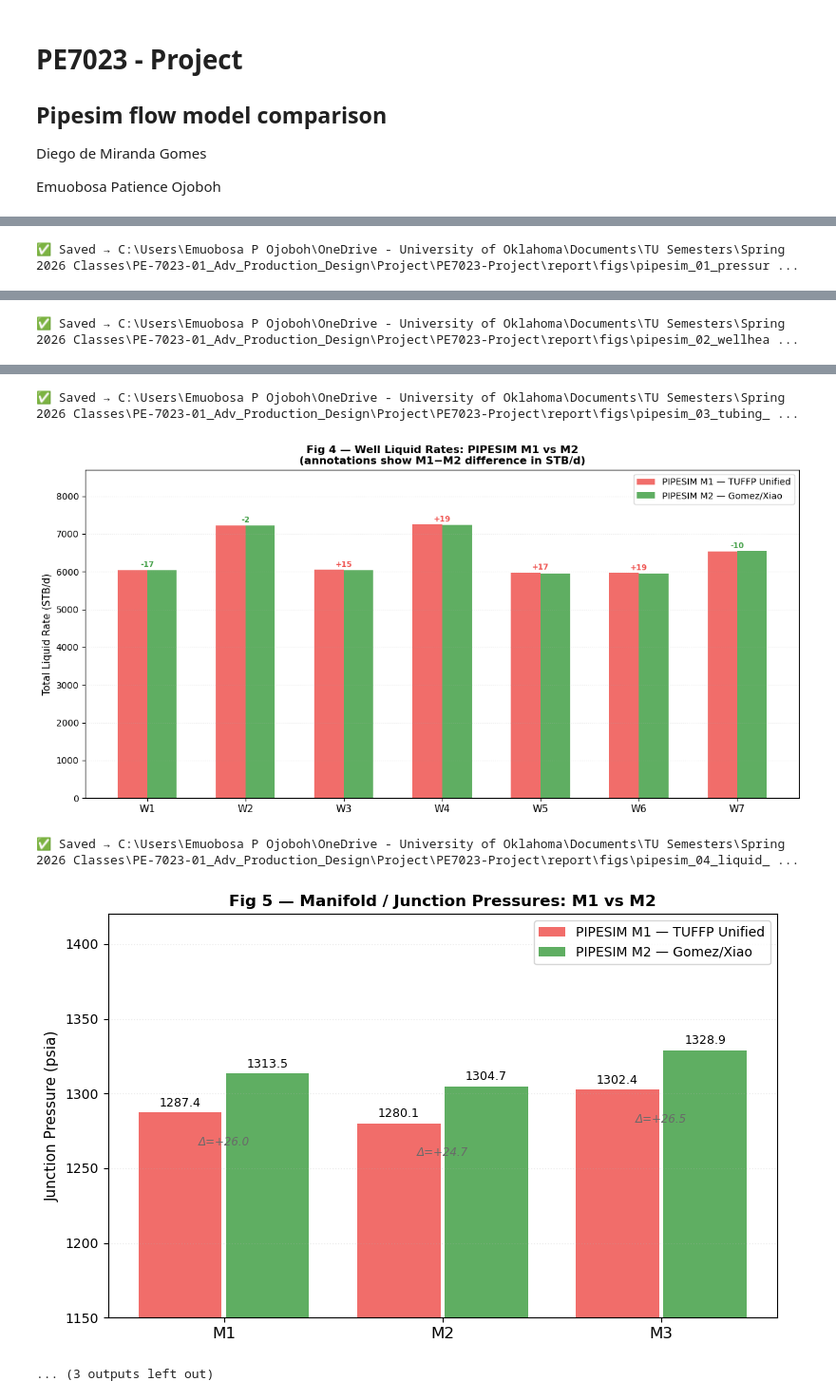
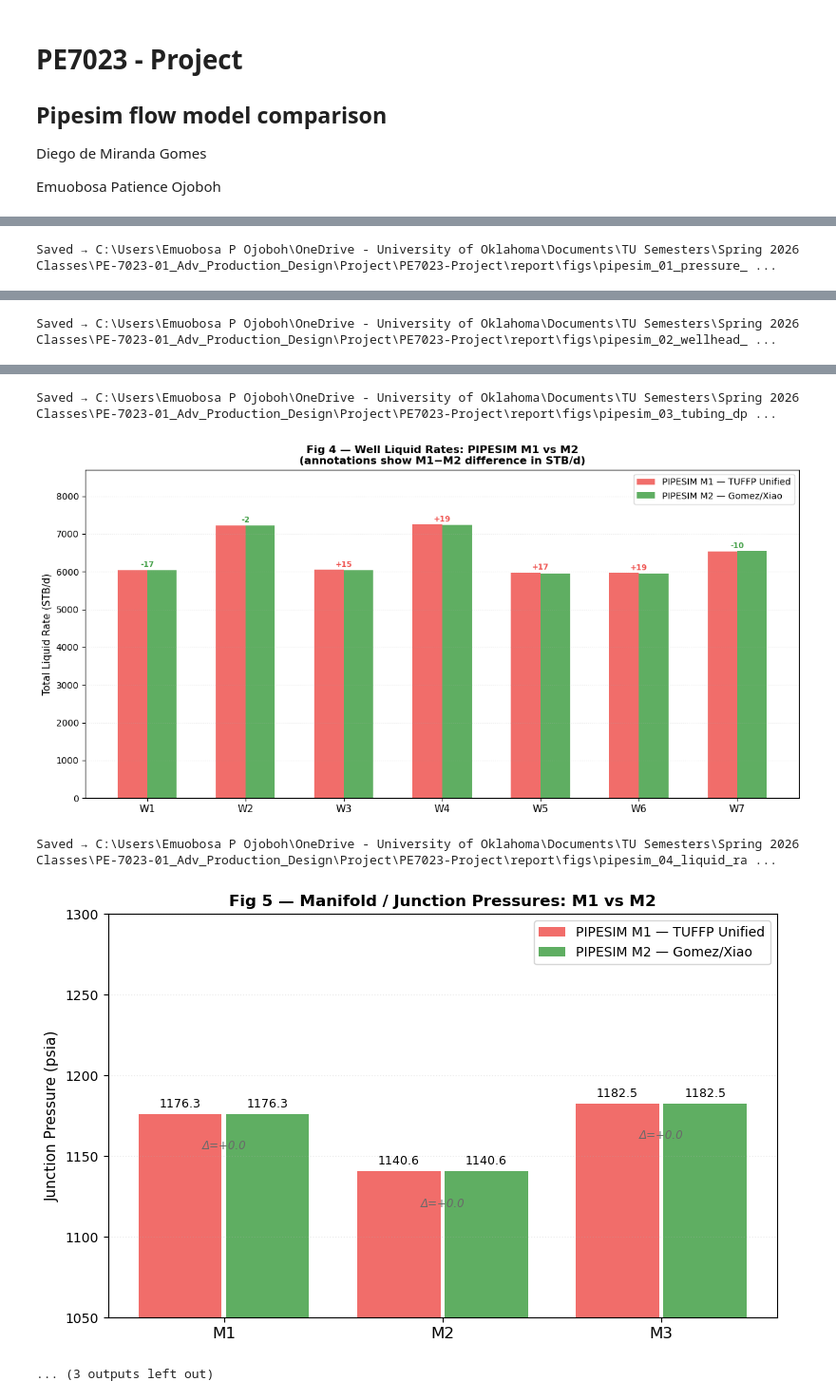
Before and after one commit to mocolega/PE7023-Project, a Jupyter notebook: python/Pipesim flow model comparison.ipynb, the cells around one changed output, grey strips where cells are left out. Shown at 95% size. Cells and saved outputs as stored; diff of their text form; code cells hidden in the pictures.

```diff
--- a/python/Pipesim flow model comparison.ipynb
+++ b/python/Pipesim flow model comparison.ipynb
@@ -21,33 +21,34 @@ FIGS_DIR = BASE.parent / "report" / "figs"
 DATA_DIR = BASE / "datasets"
 FIGS_DIR.mkdir(parents=True, exist_ok=True)
 
-print(f"✅ Figures will save to : {FIGS_DIR}")
-print(f"✅ Data directory       : {DATA_DIR}")
-print(f"✅ figs folder exists   : {FIGS_DIR.exists()}")
+print(f"Figures will save to : {FIGS_DIR}")
+print(f"Data directory       : {DATA_DIR}")
+print(f"figs folder exists   : {FIGS_DIR.exists()}")
 
 
 # ── CELL 2: Data ─────────────────────────────────────────────
 WELLS_LIST = ["W1", "W2", "W3", "W4", "W5", "W6", "W7"]
 
+# ── Python model data — updated from real network simulator ──
 WELLS = {
-    "W1": {"TVD_ft": 5981, "pwf_psia": 2737.5},
-    "W2": {"TVD_ft": 6051, "pwf_psia": 2759.7},
-    "W3": {"TVD_ft": 5989, "pwf_psia": 2735.7},
-    "W4": {"TVD_ft": 5862, "pwf_psia": 2710.9},
-    "W5": {"TVD_ft": 5702, "pwf_psia": 2670.9},
-    "W6": {"TVD_ft": 5742, "pwf_psia": 2681.8},
-    "W7": {"TVD_ft": 5731, "pwf_psia": 2676.4},
+    "W1": {"TVD_ft": 4642, "pwf_psia": 2710.4},
+    "W2": {"TVD_ft": 4642, "pwf_psia": 2710.4},
+    "W3": {"TVD_ft": 4642, "pwf_psia": 2710.4},
+    "W4": {"TVD_ft": 4642, "pwf_psia": 2710.4},
+    "W5": {"TVD_ft": 4642, "pwf_psia": 2710.4},
+    "W6": {"TVD_ft": 4642, "pwf_psia": 2710.4},
+    "W7": {"TVD_ft": 4642, "pwf_psia": 2710.4},
 }
 
-PYTHON_PWH = {w: 820.0 for w in WELLS_LIST}
+PYTHON_PWH = {w: 1190.3 for w in WELLS_LIST}
 
-# PIPESIM Model 1 — TUFFP Unified (TUFFP v. 2011.1 2-Phase)
+# ── PIPESIM Model 1 — TUFFP Unified (unchanged) ──────────────
 M1_PWH = {
     "W1": 1291.725, "W2": 1289.408, "W3": 1286.608,
     "W4": 1282.128, "W5": 1309.736, "W6": 1310.464, "W7": 1318.526,
 }
 
-# PIPESIM Model 2 — Gomez Enhanced (Vertical) + Xiao Mod. Film (Horizontal)
+# ── PIPESIM Model 2 — Gomez Enhanced / Xiao Mod. Film (unchanged) ──
 M2_PWH = {
     "W1": 1304.337, "W2": 1317.340, "W3": 1308.319,
     "W4": 1316.516, "W5": 1330.344, "W6": 1346.231, "W7": 1336.170,
@@ -62,12 +63,12 @@ M2_RATES = {
     "W4": 7231.751, "W5": 5950.865, "W6": 5946.330, "W7": 6545.477,
 }
 
-M1_JUNC = {"M1": 1287.444, "M2": 1280.061, "M3": 1302.377}
-M2_JUNC = {"M1": 1313.488, "M2": 1304.743, "M3": 1328.924}
+M1_JUNC = {"M1": 1176.3, "M2": 1140.6, "M3": 1182.5}
+M2_JUNC = {"M1": 1176.3, "M2": 1140.6, "M3": 1182.5}
 
 C = {"python": "#5C6BC0", "m1": "#EF5350", "m2": "#43A047"}
 
-print("✅ Data loaded.")
+print("Data loaded.")
 
 
 # ── CELL 3: Summary Table ─────────────────────────────────────
@@ -134,7 +135,7 @@ def pressure_traverse_geothermal(pwf_psia, TVD_ft, q_STBd=6000,
         P[i] = P[i-1] - (rho_mix / 144.0) * dz
     return depths[::-1], P[::-1]
 
-print("✅ Traverse functions defined.")
+print("Traverse functions defined.")
 
 
 # ── CELL 5: Plot 1 — Pressure Traverse per Well ──────────────
@@ -176,7 +177,7 @@ plt.tight_layout()
 save_path = FIGS_DIR / "pipesim_01_pressure_traverse.png"
 plt.savefig(save_path, dpi=150, bbox_inches="tight")
 plt.show()
-print(f"✅ Saved → {save_path}")
+print(f"Saved → {save_path}")
 
 
 # ── CELL 6: Plot 2 — Wellhead Pressure Bar Chart ─────────────
@@ -211,7 +212,7 @@ plt.tight_layout()
 save_path = FIGS_DIR / "pipesim_02_wellhead_pressure.png"
 plt.savefig(save_path, dpi=150, bbox_inches="tight")
 plt.show()
-print(f"✅ Saved → {save_path}")
+print(f"Saved → {save_path}")
 
 
 # ── CELL 7: Plot 3 — Tubing Pressure Drop ────────────────────
@@ -241,7 +242,7 @@ plt.tight_layout()
 save_path = FIGS_DIR / "pipesim_03_tubing_dp.png"
 plt.savefig(save_path, dpi=150, bbox_inches="tight")
 plt.show()
-print(f"✅ Saved → {save_path}")
+print(f"Saved → {save_path}")
 
 
 # ── CELL 8: Plot 4 — Liquid Rate Comparison ──────────────────
@@ -274,7 +275,7 @@ plt.tight_layout()
 save_path = FIGS_DIR / "pipesim_04_liquid_rates.png"
 plt.savefig(save_path, dpi=150, bbox_inches="tight")
 plt.show()
-print(f"✅ Saved → {save_path}")
+print(f"Saved → {save_path}")
 
 
 # ── CELL 9: Plot 5 — Junction Pressures ──────────────────────
@@ -300,12 +301,12 @@ ax.set_title("Fig 5 — Manifold / Junction Pressures: M1 vs M2",
              fontsize=12, fontweight="bold")
 ax.legend(fontsize=10)
 ax.grid(axis="y", alpha=0.25, linestyle=":")
-ax.set_ylim(1150, 1420)
+ax.set_ylim(1050, 1300)
 plt.tight_layout()
 save_path = FIGS_DIR / "pipesim_05_junction_pressures.png"
 plt.savefig(save_path, dpi=150, bbox_inches="tight")
 plt.show()
-print(f"✅ Saved → {save_path}")
+print(f"Saved → {save_path}")
 
 
 # ── CELL 10: Plot 6 — Temperature Assumption Effect ──────────
@@ -347,7 +348,7 @@ plt.tight_layout()
 save_path = FIGS_DIR / "pipesim_06_temperature_effect.png"
 plt.savefig(save_path, dpi=150, bbox_inches="tight")
 plt.show()
-print(f"✅ Saved → {save_path}")
+print(f"Saved → {save_path}")
 
 
 # ── CELL 11: Final Summary ────────────────────────────────────
@@ -394 +395 @@ Avg Pwh diff (M2−M1): +24.4 psia
-✅ Saved → C:\Users\Emuobosa P Ojoboh\OneDrive - University of Oklahoma\Documents\TU Semesters\Spring 2026 Classes\PE-7023-01_Adv_Production_Design\Project\PE7023-Project\report\figs\pipesim_01_pressur ...
+Saved → C:\Users\Emuobosa P Ojoboh\OneDrive - University of Oklahoma\Documents\TU Semesters\Spring 2026 Classes\PE-7023-01_Adv_Production_Design\Project\PE7023-Project\report\figs\pipesim_01_pressure_ ...
@@ -396 +397 @@ Avg Pwh diff (M2−M1): +24.4 psia
-✅ Saved → C:\Users\Emuobosa P Ojoboh\OneDrive - University of Oklahoma\Documents\TU Semesters\Spring 2026 Classes\PE-7023-01_Adv_Production_Design\Project\PE7023-Project\report\figs\pipesim_02_wellhea ...
+Saved → C:\Users\Emuobosa P Ojoboh\OneDrive - University of Oklahoma\Documents\TU Semesters\Spring 2026 Classes\PE-7023-01_Adv_Production_Design\Project\PE7023-Project\report\figs\pipesim_02_wellhead_ ...
@@ -398,5 +399,5 @@ Avg Pwh diff (M2−M1): +24.4 psia
-✅ Saved → C:\Users\Emuobosa P Ojoboh\OneDrive - University of Oklahoma\Documents\TU Semesters\Spring 2026 Classes\PE-7023-01_Adv_Production_Design\Project\PE7023-Project\report\figs\pipesim_03_tubing_ ...
+Saved → C:\Users\Emuobosa P Ojoboh\OneDrive - University of Oklahoma\Documents\TU Semesters\Spring 2026 Classes\PE-7023-01_Adv_Production_Design\Project\PE7023-Project\report\figs\pipesim_03_tubing_dp ...
 [figure]
-✅ Saved → C:\Users\Emuobosa P Ojoboh\OneDrive - University of Oklahoma\Documents\TU Semesters\Spring 2026 Classes\PE-7023-01_Adv_Production_Design\Project\PE7023-Project\report\figs\pipesim_04_liquid_ ...
+Saved → C:\Users\Emuobosa P Ojoboh\OneDrive - University of Oklahoma\Documents\TU Semesters\Spring 2026 Classes\PE-7023-01_Adv_Production_Design\Project\PE7023-Project\report\figs\pipesim_04_liquid_ra ...
-[figure, old version]
+[figure, new version]
 ... (3 outputs left out)
```
Also changed, not shown: parts of 1 cell of this notebook, 6 other files.
